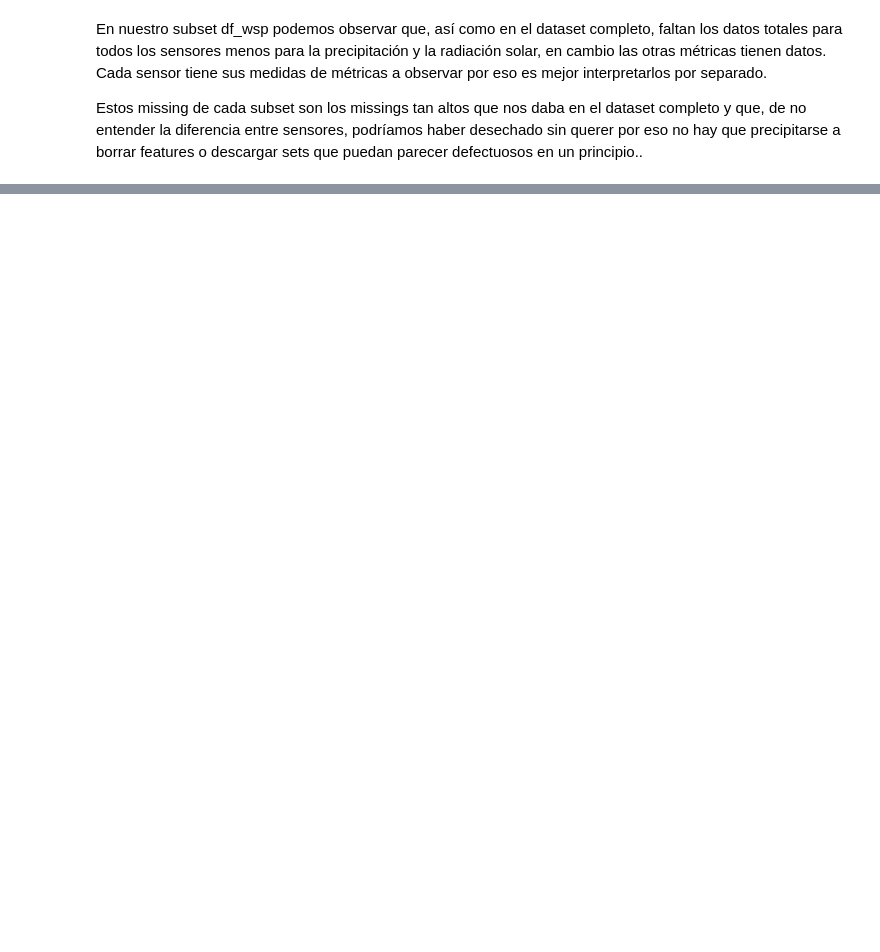
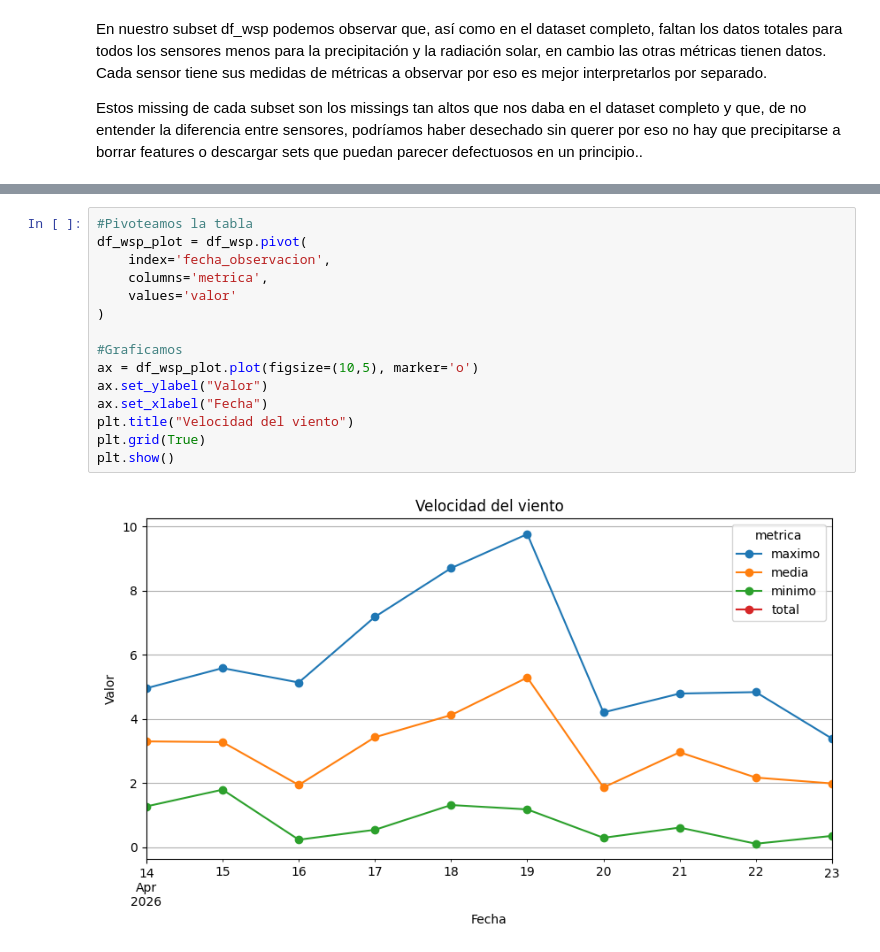
Before and after one commit to ialonsoiturbe/Tenerife-estacion-Ecomuseo, a Jupyter notebook: tenerife.ipynb, the cells around one changed output, grey strips where cells are left out. Cells and saved outputs as stored; diff of their text form; blank space fills up the shorter version.

Commit message:
pivot_table problemas al hacer plot solucionado(era df demadiado largo y sólo pivot)

```diff
--- a/tenerife.ipynb
+++ b/tenerife.ipynb
@@ -192,0 +162,17 @@ df_wsp.plot(ax=ax);
+# %%
+#Pivoteamos la tabla
+df_wsp_plot = df_wsp.pivot(
+    index='fecha_observacion',
+    columns='metrica',
+    values='valor'
+)
+
+#Graficamos
+ax = df_wsp_plot.plot(figsize=(10,5), marker='o')
+ax.set_ylabel("Valor")
+ax.set_xlabel("Fecha")
+plt.title("Velocidad del viento")
+plt.grid(True)
+plt.show()
+# %% [output]
+[figure, added]
```
Also changed, not shown: parts of 10 cells of this notebook.
